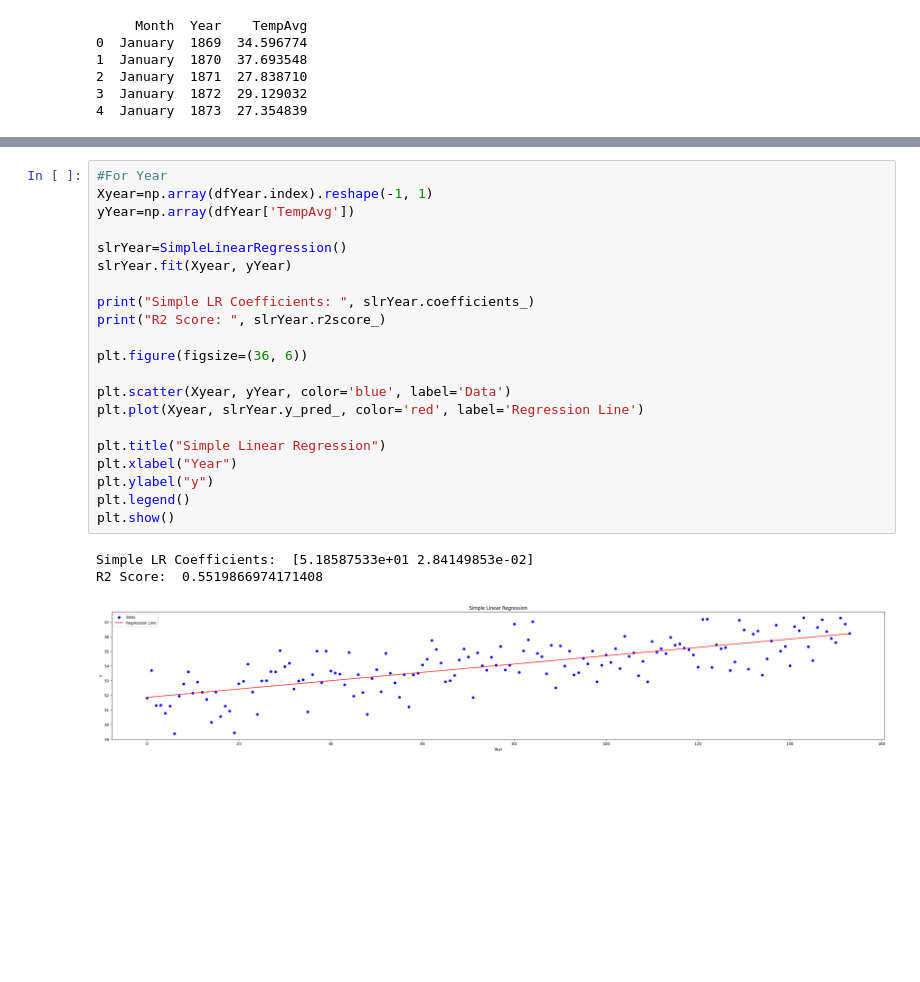
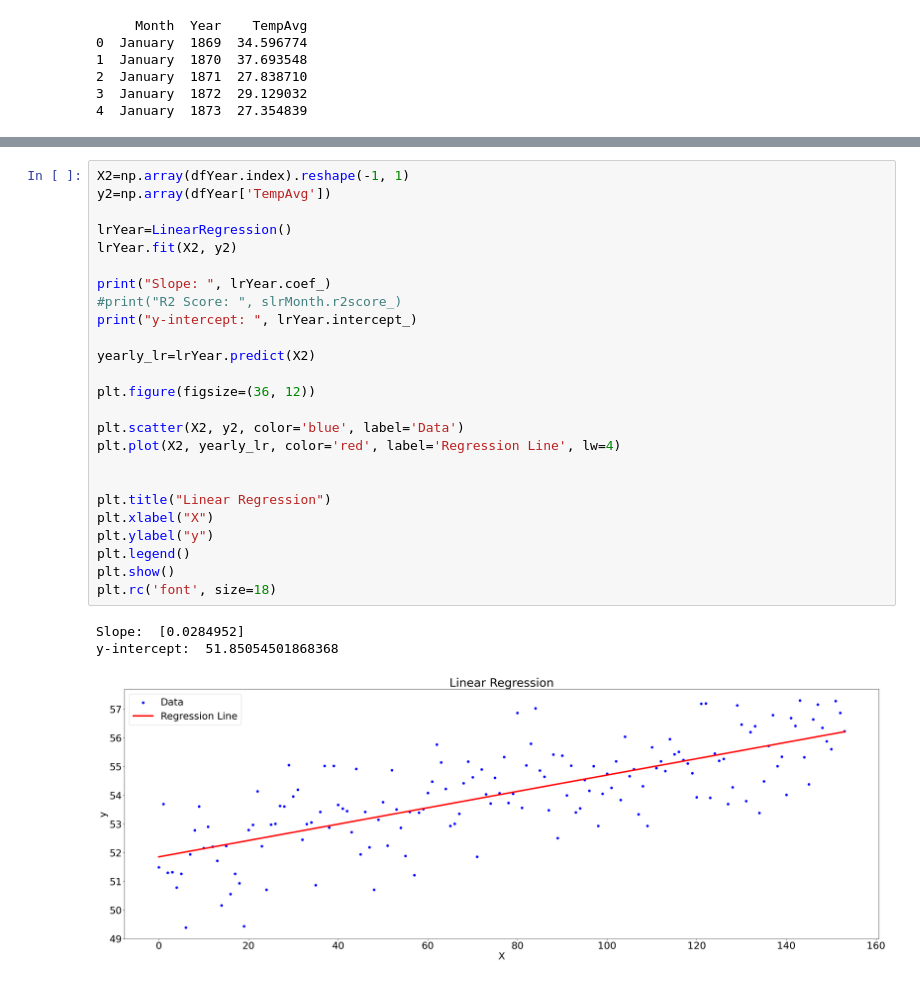
Before and after one commit to FD-77/WeatherModel, a Jupyter notebook: CodeFiles/2_1_linear.ipynb, the cells around one changed output, grey strips where cells are left out. Saved outputs shown, nothing was run; the diff lists cells and outputs as text; blank space fills up the shorter version.

```diff
--- a/CodeFiles/2_1_linear.ipynb
+++ b/CodeFiles/2_1_linear.ipynb
@@ -71,28 +53,32 @@ print(dfYear.head())
 2  1871  51.302631
 3  1872  51.320184
 4  1873  50.779887
-# %%
-#For Year
-Xyear=np.array(dfYear.index).reshape(-1, 1)
-yYear=np.array(dfYear['TempAvg'])
-
-slrYear=SimpleLinearRegression()
-slrYear.fit(Xyear, yYear)
-
-print("Simple LR Coefficients: ", slrYear.coefficients_)
-print("R2 Score: ", slrYear.r2score_)
-
-plt.figure(figsize=(36, 6))
-
-plt.scatter(Xyear, yYear, color='blue', label='Data')
-plt.plot(Xyear, slrYear.y_pred_, color='red', label='Regression Line')
-
-plt.title("Simple Linear Regression")
-plt.xlabel("Year")
-plt.ylabel("y")
-plt.legend()
-plt.show()
-# %% [output]
-Simple LR Coefficients:  [5.18587533e+01 2.84149853e-02]
-R2 Score:  0.5519866974171408
-[figure, removed]
+# %%
+X2=np.array(dfYear.index).reshape(-1, 1)
+y2=np.array(dfYear['TempAvg'])
+
+lrYear=LinearRegression()
+lrYear.fit(X2, y2)
+
+print("Slope: ", lrYear.coef_)
+#print("R2 Score: ", slrMonth.r2score_)
+print("y-intercept: ", lrYear.intercept_)
+
+yearly_lr=lrYear.predict(X2)
+
+plt.figure(figsize=(36, 12))
+
+plt.scatter(X2, y2, color='blue', label='Data')
+plt.plot(X2, yearly_lr, color='red', label='Regression Line', lw=4)
+
+
+plt.title("Linear Regression")
+plt.xlabel("X")
+plt.ylabel("y")
+plt.legend()
+plt.show()
+plt.rc('font', size=18)
+# %% [output]
+Slope:  [0.0284952]
+y-intercept:  51.85054501868368
+[figure, added]
```
Also changed, not shown: parts of 4 cells of this notebook, 7 other files.
